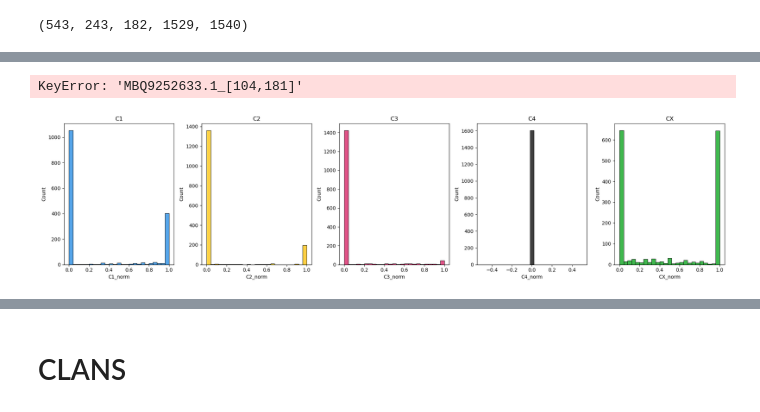
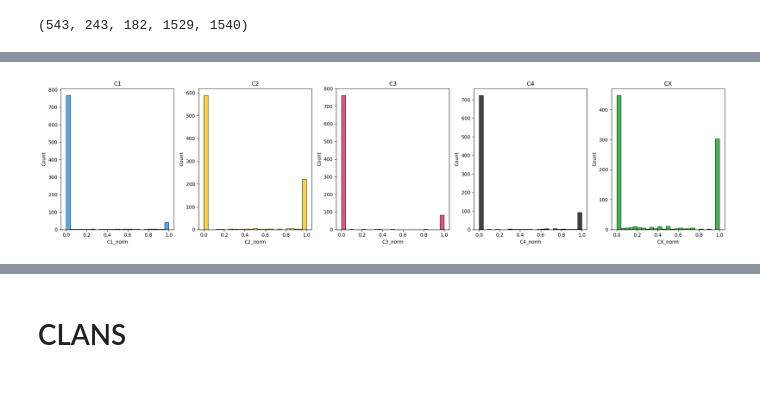
Before and after one commit to donEnno/hendecads, a Jupyter notebook: 1_seq_analysis/tmp_cd_clans.ipynb, the cells around one changed output, grey strips where cells are left out. Saved outputs shown, nothing was run; the diff lists cells and outputs as text; code cells hidden in the pictures.

Commit message:
RegEx-CD-CLANS done

```diff
--- a/1_seq_analysis/tmp_cd_clans.ipynb
+++ b/1_seq_analysis/tmp_cd_clans.ipynb
@@ -101,2 +87,3 @@ tmp_df
 # %%
-clusters = parse_cluster_file('/ebio/abt1_share/prediction_hendecads/1_repo/1_seq_analysis/5R/5R.clstr')
+clusters_5r = parse_cluster_file('/ebio/abt1_share/prediction_hendecads/1_repo/1_seq_analysis/5R/5R.clstr')
+clusters_7r = parse_cluster_file('/ebio/abt1_share/prediction_hendecads/1_repo/1_seq_analysis/7R/7R.clstr')
@@ -129,0 +90,3 @@ C3 = numbers[2]
+# %%
+numbers_5r = parse_numbers(clans_r5)
+numbers_7r = parse_numbers(clans_r7)
@@ -130 +102,30 @@ C3 = numbers[2]
+# %%
+with open (fasta_r5, 'r') as file:
+    fasta_5r = file.readlines()
+
+fasta_5r = [line.strip() for line in fasta_5r]
+
+fasta_ids_5r = [sid[1:].split('[')[0][:-1] for sid in fasta_5r[::2]]
+fasta_ixs_5r = [eval(sid[1:].split('_')[-1]) for sid in fasta_5r[::2]]
+fasta_seqs_5r = [seq.strip() for seq in fasta_5r[1::2]]
+
+C1_fasta_5r = [fasta_ids_5r[ix] for ix in C1_5r]
+C2_fasta_5r = [fasta_ids_5r[ix] for ix in C2_5r]
+C3_fasta_5r = [fasta_ids_5r[ix] for ix in C3_5r]
+CX_fasta_5r = [fid for ix, fid in enumerate(fasta_ids_5r) if ix not in C1_5r+C2_5r+C3_5r]  # +C4
+
+C1_seqs_5r = [fasta_seqs_5r[ix] for ix in C1_5r]
+C2_seqs_5r = [fasta_seqs_5r[ix] for ix in C2_5r]
+C3_seqs_5r = [fasta_seqs_5r[ix] for ix in C3_5r]
+CX_seqs_5r = [fid for ix, fid in enumerate(fasta_seqs_5r) if ix not in C1_5r+C2_5r+C3_5r]  # +C4
+
+C1_stretch_5r = [fasta_ixs_5r[ix] for ix in C1_5r]
+C2_stretch_5r = [fasta_ixs_5r[ix] for ix in C2_5r]
+C3_stretch_5r = [fasta_ixs_5r[ix] for ix in C3_5r]
+CX_stretch_5r = [fid for ix, fid in enumerate(fasta_ixs_5r) if ix not in C1_5r+C2_5r+C3_5r]  # +C4
+
+C1_data_5r = list(zip(C1_fasta_5r, C1_stretch_5r))
+C2_data_5r = list(zip(C2_fasta_5r, C2_stretch_5r))
+C3_data_5r = list(zip(C3_fasta_5r, C3_stretch_5r))
+CX_data_5r = list(zip(CX_fasta_5r, CX_stretch_5r))
 # %%
@@ -272,26 +316,22 @@ c1, c2, c3, c4, unassigned, c1 + c2 + c3 + c4 + unassigned, unhandled
-# %%
-clusters['MBQ9252633.1_[104,181]']
-# %% [output]
-KeyError: 'MBQ9252633.1_[104,181]'
 # %%
 fig, axes = plt.subplots(1, 5, figsize=(20, 5))
 
-sns.histplot(tmp_df['C1_norm'], bins=25, ax=axes[0], color='#1E88E5', label='C1')
-sns.histplot(tmp_df['C2_norm'], bins=25, ax=axes[1], color='#FFC107', label='C2')
-sns.histplot(tmp_df['C3_norm'], bins=25, ax=axes[2], color='#D81B60', label='C3')
-sns.histplot(tmp_df['C4_norm'], bins=25, ax=axes[3], color='#000000', label='C4')
-sns.histplot(tmp_df['CX_norm'], bins=25, ax=axes[4], color='#00A012', label='CX')
+sns.histplot(tmp_df_7r['C1_norm'], bins=25, ax=axes[0], color='#1E88E5', label='C1')
+sns.histplot(tmp_df_7r['C2_norm'], bins=25, ax=axes[1], color='#FFC107', label='C2')
+sns.histplot(tmp_df_7r['C3_norm'], bins=25, ax=axes[2], color='#D81B60', label='C3')
+sns.histplot(tmp_df_7r['C4_norm'], bins=25, ax=axes[3], color='#000000', label='C4')
+sns.histplot(tmp_df_7r['CX_norm'], bins=25, ax=axes[4], color='#00A012', label='CX')
 
 axes[0].set_title('C1')
 axes[1].set_title('C2')
 axes[2].set_title('C3')
 axes[3].set_title('C4')
 axes[4].set_title('CX')
 
 plt.tight_layout()
 plt.show()
 # %% [output]
-[figure, old version]
+[figure, new version]
 # %%
 from sklearn.decomposition import PCA
 
```
Also changed, not shown: parts of 35 cells of this notebook, 21 other files.
